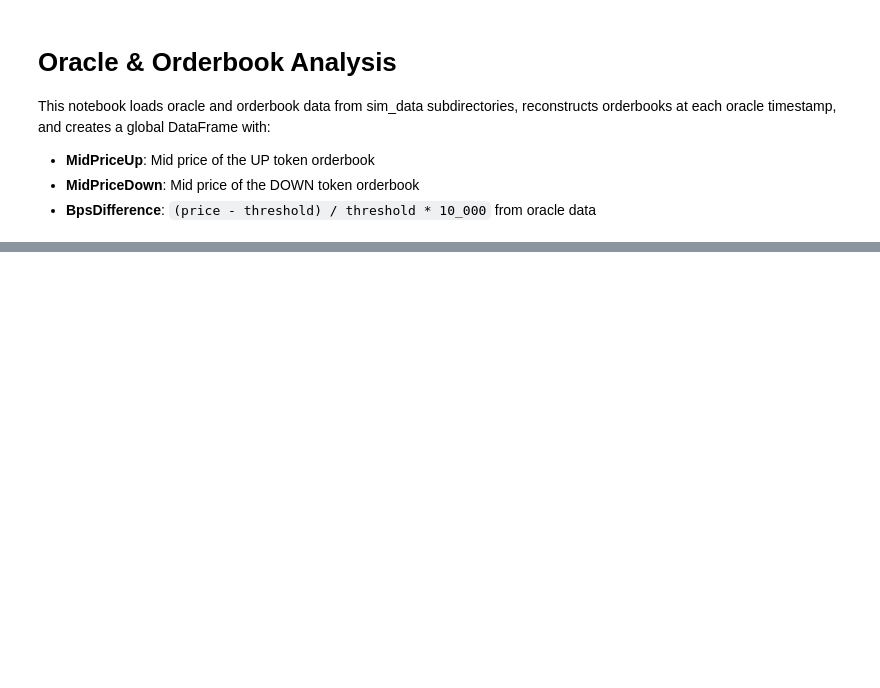
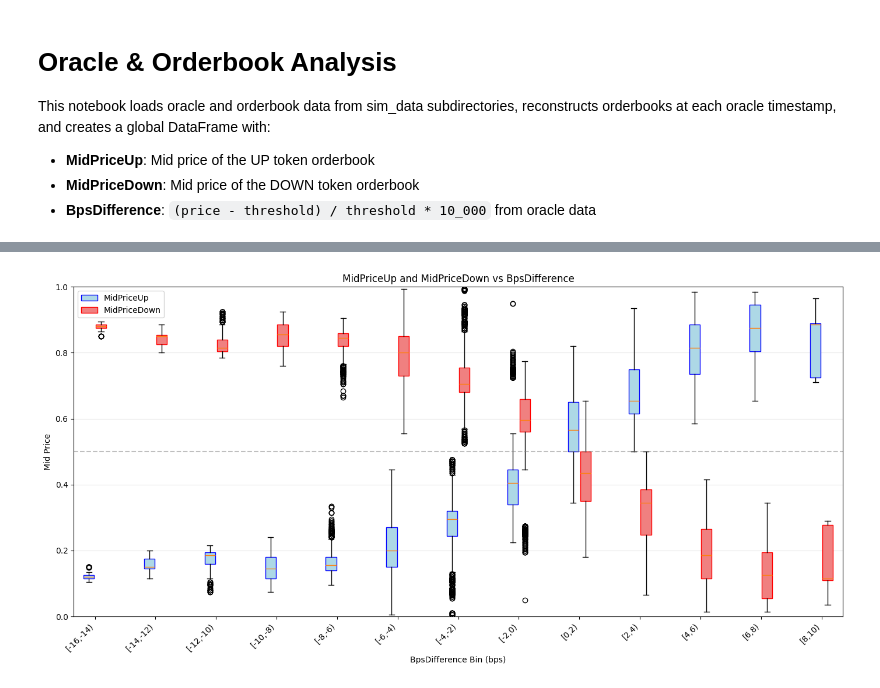
Before and after one commit to YuriAllexei/polypolypoly, a Jupyter notebook: model_tuning/src/model_tuning/oracle_orderbook_analysis.ipynb, the cells around one changed output, grey strips where cells are left out. Cells and saved outputs as stored; diff of their text form; code cells hidden in the pictures; blank space fills up the shorter version.

```diff
--- a/model_tuning/src/model_tuning/oracle_orderbook_analysis.ipynb
+++ b/model_tuning/src/model_tuning/oracle_orderbook_analysis.ipynb
@@ -312,0 +437,71 @@ plt.show()
+# %%
+# Step 3: Create combined boxplot - MidPriceUp and MidPriceDown vs BpsDifference bins
+
+# Prepare data - filter out NaN values and sort by bin
+df_plot = global_df.dropna(subset=['MidPriceUp', 'MidPriceDown', 'BpsBin']).copy()
+df_plot = df_plot.sort_values('BpsBin')
+
+# Get ordered bin labels for x-axis
+ordered_bins = sorted(df_plot['BpsBin'].dropna().unique())
+bin_labels = [f"[{b.left:.0f},{b.right:.0f})" for b in ordered_bins]
+n_bins = len(ordered_bins)
+
+# Calculate sample counts per bin
+sample_counts = df_plot.groupby('BpsBin', observed=True).size()
+
+# Create figure
+fig, ax = plt.subplots(figsize=(14, 7))
+
+# Position parameters for side-by-side boxplots
+positions_up = np.arange(n_bins) * 2 - 0.2
+positions_down = np.arange(n_bins) * 2 + 0.2
+width = 0.35
+
+# Boxplot for MidPriceUp
+bp_up = ax.boxplot(
+    [df_plot[df_plot['BpsBin'] == b]['MidPriceUp'].values for b in ordered_bins],
+    positions=positions_up,
+    widths=width,
+    patch_artist=True
+)
+for patch in bp_up['boxes']:
+    patch.set_facecolor('lightblue')
+    patch.set_edgecolor('blue')
+
+# Boxplot for MidPriceDown
+bp_down = ax.boxplot(
+    [df_plot[df_plot['BpsBin'] == b]['MidPriceDown'].values for b in ordered_bins],
+    positions=positions_down,
+    widths=width,
+    patch_artist=True
+)
+for patch in bp_down['boxes']:
+    patch.set_facecolor('lightcoral')
+    patch.set_edgecolor('red')
+
+# Formatting
+ax.set_xticks(np.arange(n_bins) * 2)
+ax.set_xticklabels(bin_labels, rotation=45, ha='right')
+ax.set_xlabel('BpsDifference Bin (bps)')
+ax.set_ylabel('Mid Price')
+ax.set_title('MidPriceUp and MidPriceDown vs BpsDifference')
+ax.set_ylim(0, 1)
+ax.grid(True, alpha=0.3, axis='y')
+ax.axhline(y=0.5, color='gray', linestyle='--', alpha=0.5)
+
+# Legend
+ax.legend([bp_up['boxes'][0], bp_down['boxes'][0]], ['MidPriceUp', 'MidPriceDown'], loc='upper left')
+
+plt.tight_layout()
+plt.show()
+
+# Print sample counts below plot
+print("\nSample counts per bin:")
+print("-" * 50)
+for b in ordered_bins:
+    count = sample_counts.get(b, 0)
+    label = f"[{b.left:.0f},{b.right:.0f})"
+    confidence = "✓ Good" if count >= 100 else ("⚠ Low" if count >= 20 else "✗ Very low")
+    print(f"  {label:12s}: {count:5,} samples  {confidence}")
+# %% [output]
+[figure, added]
```
Also changed, not shown: parts of 10 cells of this notebook, 1 other file.
